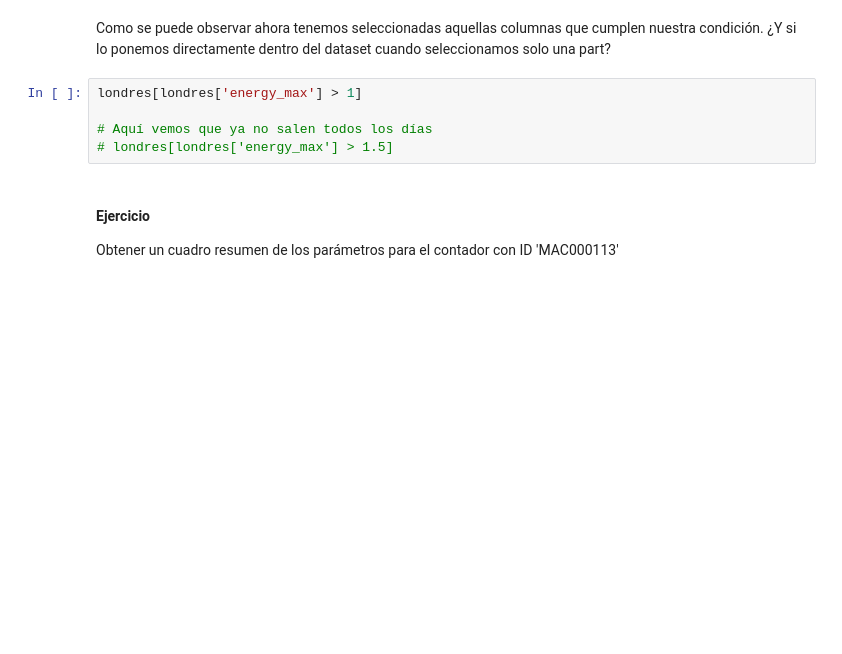
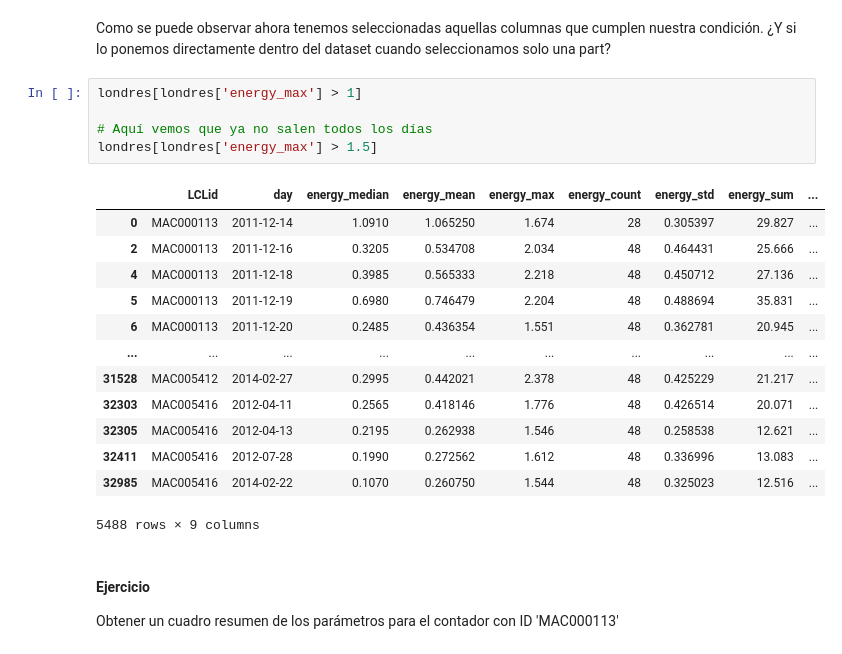
Before and after one commit to sbarja/smart-energy-22-23, a Jupyter notebook: 2.IntroPython-2023.ipynb, the cells around one changed output. Saved outputs shown, nothing was run; the diff lists cells and outputs as text; blank space fills up the shorter version.

```diff
--- a/2.IntroPython-2023.ipynb
+++ b/2.IntroPython-2023.ipynb
@@ -1625,8 +1678,22 @@ Como se puede observar ahora tenemos seleccionadas aquellas columnas que cumplen
 # %%
 londres[londres['energy_max'] > 1]
 
 # Aquí vemos que ya no salen todos los días
-# londres[londres['energy_max'] > 1.5]
+londres[londres['energy_max'] > 1.5]
+# %% [output]
+|  | LCLid | day | energy_median | energy_mean | energy_max | energy_count | energy_std | energy_sum | ... |
+| 0 | MAC000113 | 2011-12-14 | 1.0910 | 1.065250 | 1.674 | 28 | 0.305397 | 29.827 | ... |
+| 2 | MAC000113 | 2011-12-16 | 0.3205 | 0.534708 | 2.034 | 48 | 0.464431 | 25.666 | ... |
+| 4 | MAC000113 | 2011-12-18 | 0.3985 | 0.565333 | 2.218 | 48 | 0.450712 | 27.136 | ... |
+| 5 | MAC000113 | 2011-12-19 | 0.6980 | 0.746479 | 2.204 | 48 | 0.488694 | 35.831 | ... |
+| 6 | MAC000113 | 2011-12-20 | 0.2485 | 0.436354 | 1.551 | 48 | 0.362781 | 20.945 | ... |
+| ... | ... | ... | ... | ... | ... | ... | ... | ... | ... |
+| 31528 | MAC005412 | 2014-02-27 | 0.2995 | 0.442021 | 2.378 | 48 | 0.425229 | 21.217 | ... |
+| 32303 | MAC005416 | 2012-04-11 | 0.2565 | 0.418146 | 1.776 | 48 | 0.426514 | 20.071 | ... |
+| 32305 | MAC005416 | 2012-04-13 | 0.2195 | 0.262938 | 1.546 | 48 | 0.258538 | 12.621 | ... |
+| 32411 | MAC005416 | 2012-07-28 | 0.1990 | 0.272562 | 1.612 | 48 | 0.336996 | 13.083 | ... |
+| 32985 | MAC005416 | 2014-02-22 | 0.1070 | 0.260750 | 1.544 | 48 | 0.325023 | 12.516 | ... |
+5488 rows × 9 columns
 # %% [markdown]
 #### Ejercicio
 
```
Also changed, not shown: parts of 33 cells of this notebook, 5 other files.
